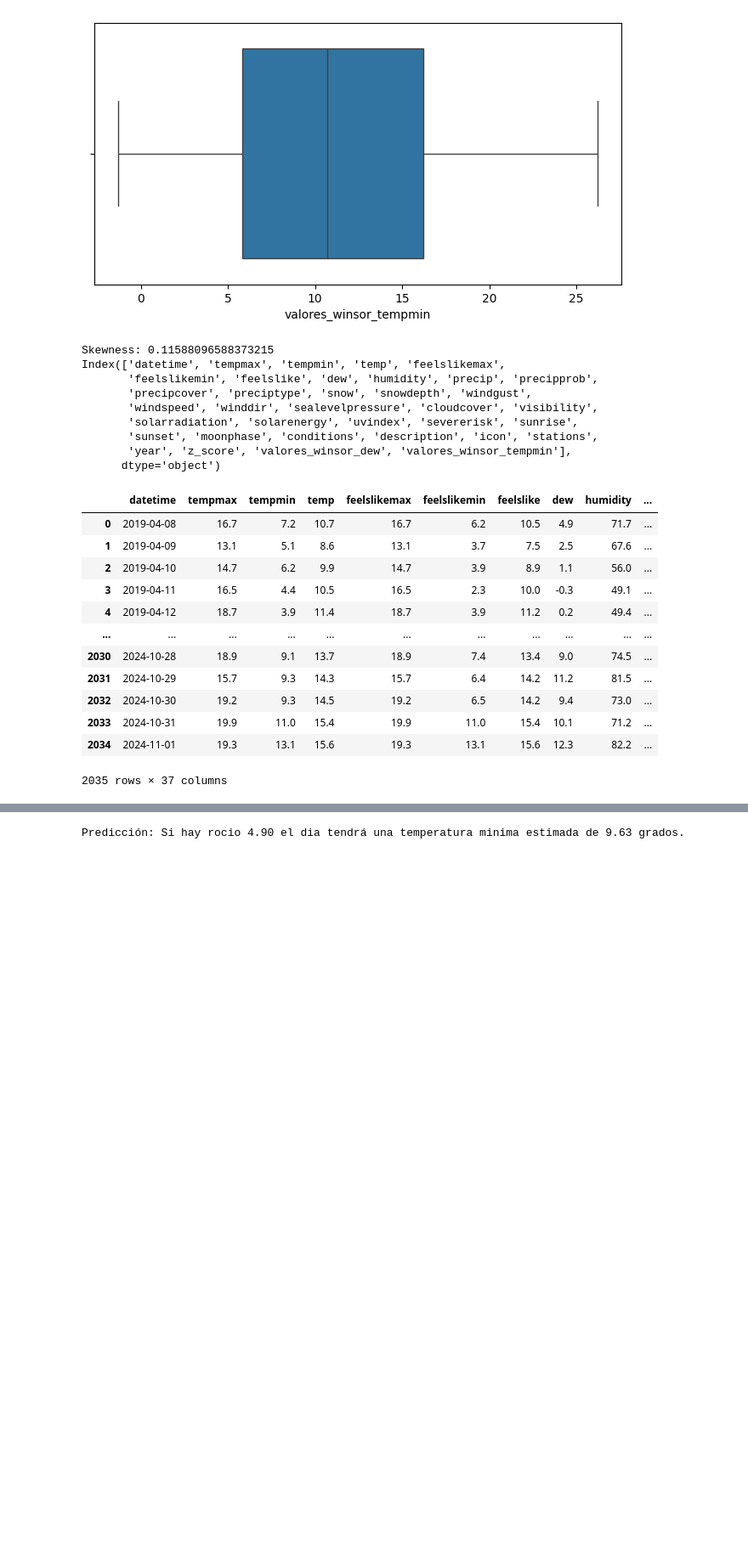
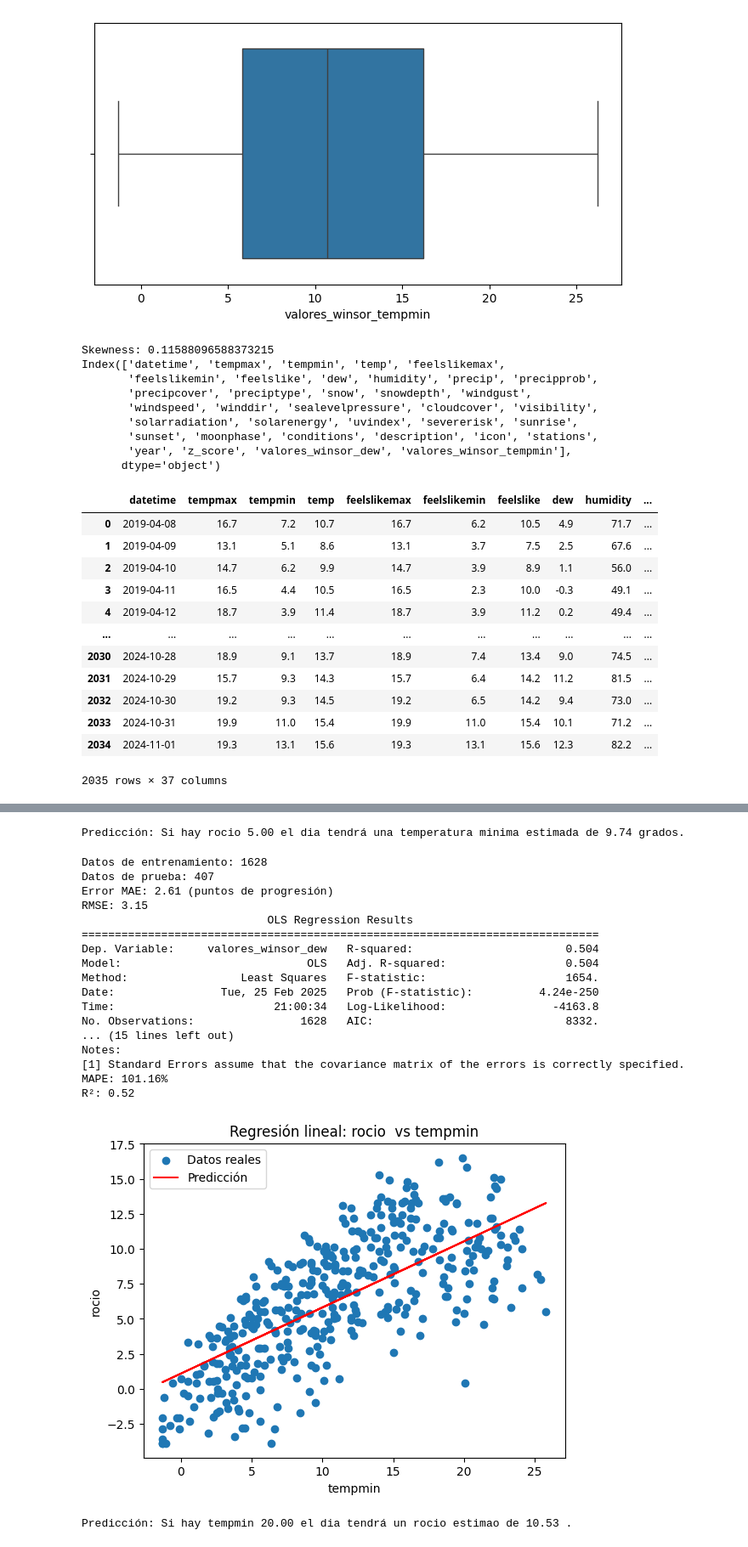
Before and after one commit to J0rge14/TrabajoTemperatura, a Jupyter notebook: temperatura.ipynb, the cells around one changed output, grey strips where cells are left out. Shown at 85% size. Drawn from its saved outputs; the diff is of its cells as text; code cells hidden in the pictures; blank space fills up the shorter version.

Commit message:
Evaluaciacion tempmin

```diff
--- a/temperatura.ipynb
+++ b/temperatura.ipynb
@@ -404,6 +404,81 @@ def predecir_progresion(dew):
     print(f"Predicción: Si hay rocio {dew:.2f} el dia tendrá una temperatura minima estimada de {prediccion:.2f} grados.")
 
 
-predecir_progresion(4.9)  # Cambia este valor para probar
+predecir_progresion(5)  # Cambia este valor para probar
 # %% [output]
-Predicción: Si hay rocio 4.90 el dia tendrá una temperatura minima estimada de 9.63 grados.
+Predicción: Si hay rocio 5.00 el dia tendrá una temperatura minima estimada de 9.74 grados.
+# %%
+# Suponiendo que tenemos un DataFrame con X (variables) e y (target)
+X_train, X_test, y_train, y_test = train_test_split(df[["valores_winsor_tempmin"]],df["valores_winsor_dew"], test_size=0.2, random_state=42)
+
+print("Datos de entrenamiento:", len(X_train))
+print("Datos de prueba:", len(X_test))
+
+# Entrenar el modelo de regresión lineal
+modelo = LinearRegression()
+modelo.fit(X_train, y_train)
+
+# Hacer predicciones
+y_pred = modelo.predict(X_test)
+
+# Evaluar el modelo
+mae = mean_absolute_error(y_test, y_pred)
+print(f"Error MAE: {mae:.2f} (puntos de progresión)")
+
+#cuadratico
+rmse = np.sqrt(mean_squared_error(y_test, y_pred))
+print(f"RMSE: {rmse:.2f}")
+
+#Prueba de f y p
+X_train_const = sm.add_constant(X_train)  # Agregar término de intercepto
+modelo_stats = sm.OLS(y_train, X_train_const).fit()
+
+print(modelo_stats.summary())  # Muestra F, p-valor y otros coeficientes
+
+#mape
+mask = y_test != 0  # Crear una máscara para excluir valores de y_test que sean 0
+mape = np.mean(np.abs((y_test[mask] - y_pred[mask]) / y_test[mask])) * 100
+print(f"MAPE: {mape:.2f}%")
+
+
+#r2
+from sklearn.metrics import r2_score
+
+r2 = r2_score(y_test, y_pred)
+print(f"R²: {r2:.2f}")
+
+# Graficar
+plt.scatter(X_test, y_test, label="Datos reales")
+plt.plot(X_test, y_pred, color="red", label="Predicción")
+plt.xlabel("tempmin")
+plt.ylabel("rocio")
+plt.title("Regresión lineal: rocio  vs tempmin")
+plt.legend()
+plt.show()
+
+
+def predecir_progresion(tempmin):
+    prediccion = modelo.predict([[tempmin]])[0]
+    print(f"Predicción: Si hay tempmin {tempmin:.2f} el dia tendrá un rocio estimao de {prediccion:.2f} .")
+
+predecir_progresion(20)
+# %% [output]
+Datos de entrenamiento: 1628
+Datos de prueba: 407
+Error MAE: 2.61 (puntos de progresión)
+RMSE: 3.15
+                            OLS Regression Results
+==============================================================================
+Dep. Variable:     valores_winsor_dew   R-squared:                       0.504
+Model:                            OLS   Adj. R-squared:                  0.504
+Method:                 Least Squares   F-statistic:                     1654.
+Date:                Tue, 25 Feb 2025   Prob (F-statistic):          4.24e-250
+Time:                        21:00:34   Log-Likelihood:                -4163.8
+No. Observations:                1628   AIC:                             8332.
+... (15 lines left out)
+Notes:
+[1] Standard Errors assume that the covariance matrix of the errors is correctly specified.
+MAPE: 101.16%
+R²: 0.52
+[figure, added]
+Predicción: Si hay tempmin 20.00 el dia tendrá un rocio estimao de 10.53 .
```
Also changed, not shown: parts of 3 cells of this notebook.
